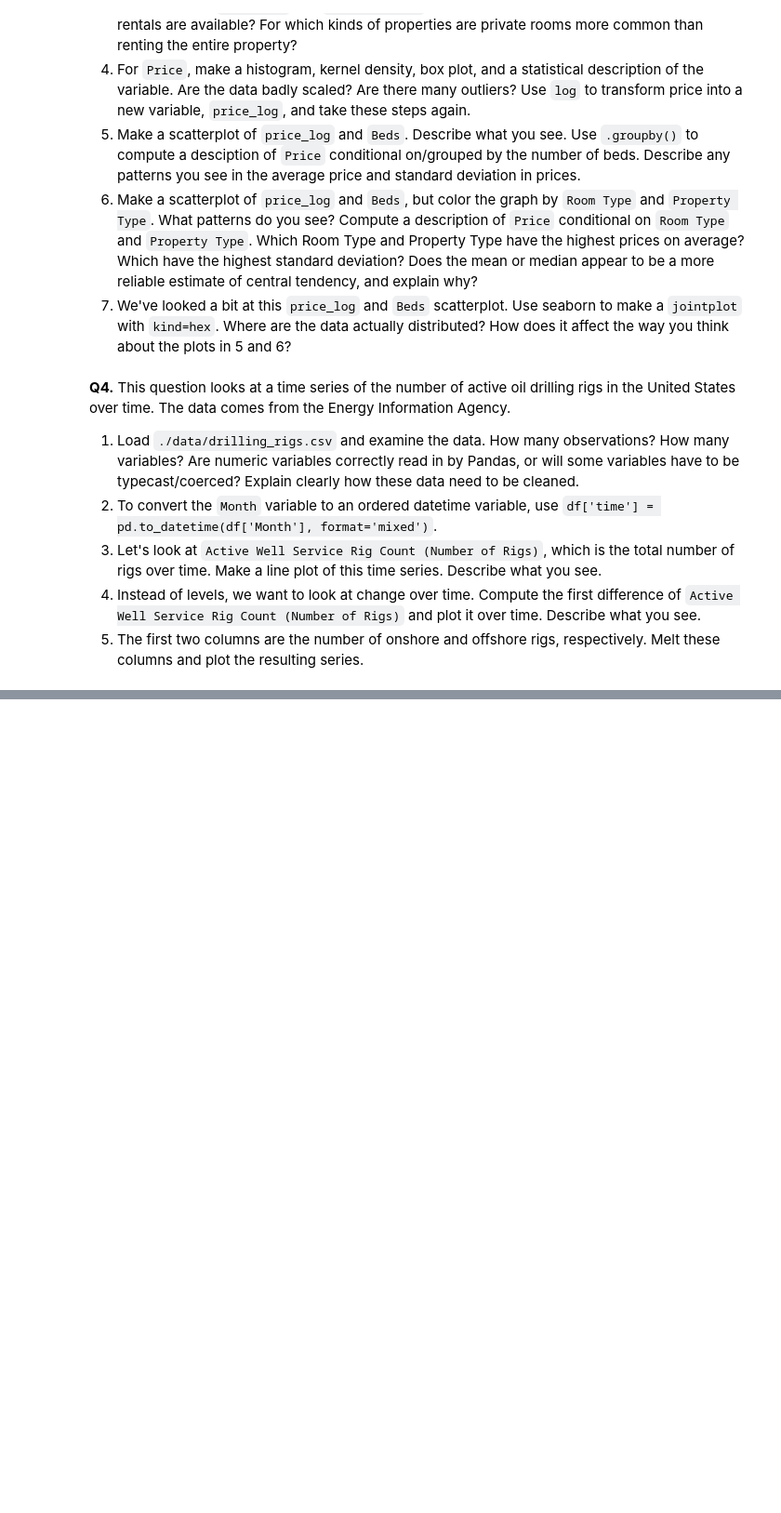
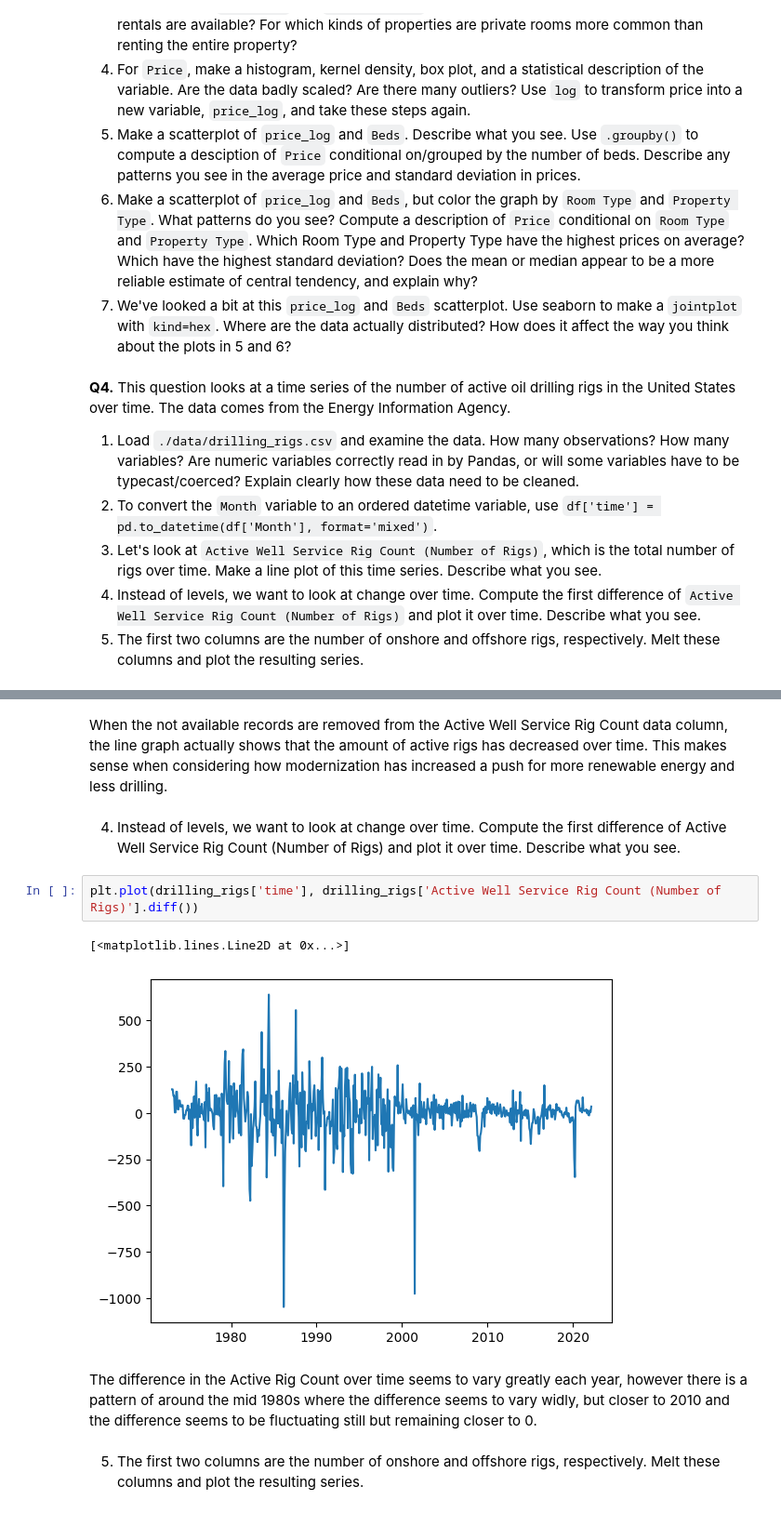
Before and after one commit to aileenkent/EDA., a Jupyter notebook: assignment/assignment.ipynb, the cells around one changed output, grey strips where cells are left out. Shown at 93% size. Drawn from its saved outputs; the diff is of its cells as text; blank space fills up the shorter version.

```diff
--- a/assignment/assignment.ipynb
+++ b/assignment/assignment.ipynb
@@ -267,0 +327,13 @@ dtype: int64
+# %% [markdown]
+When the not available records are removed from the Active Well Service Rig Count data column, the line graph actually shows that the amount of active rigs has decreased over time. This makes sense when considering how modernization has increased a push for more renewable energy and less drilling.
+# %% [markdown]
+4. Instead of levels, we want to look at change over time. Compute the first difference of Active Well Service Rig Count (Number of Rigs) and plot it over time. Describe what you see.
+# %%
+plt.plot(drilling_rigs['time'], drilling_rigs['Active Well Service Rig Count (Number of Rigs)'].diff())
+# %% [output]
+[<matplotlib.lines.Line2D at 0x...>]
+[figure, added]
+# %% [markdown]
+The difference in the Active Rig Count over time seems to vary greatly each year, however there is a pattern of around the mid 1980s where the difference seems to vary widly, but closer to 2010 and the difference seems to be fluctuating still but remaining closer to 0.
+# %% [markdown]
+5. The first two columns are the number of onshore and offshore rigs, respectively. Melt these columns and plot the resulting series.
```
Also changed, not shown: parts of 15 cells of this notebook.
